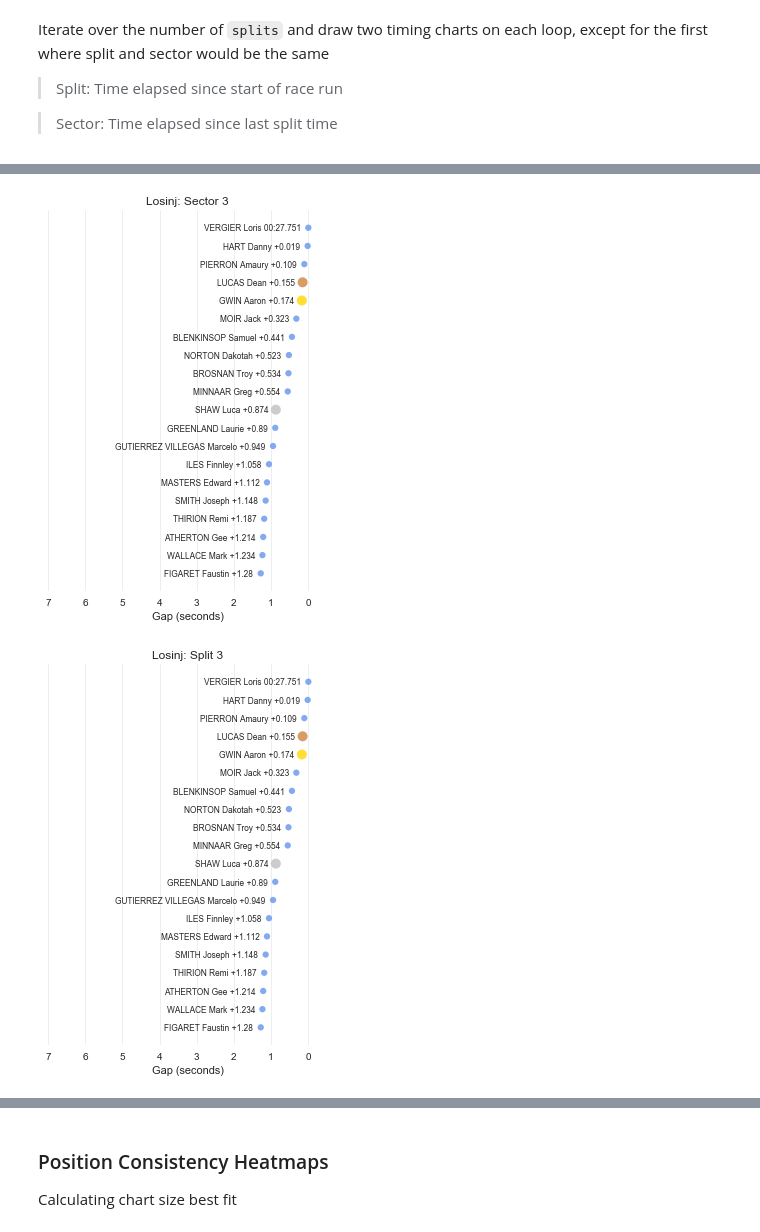
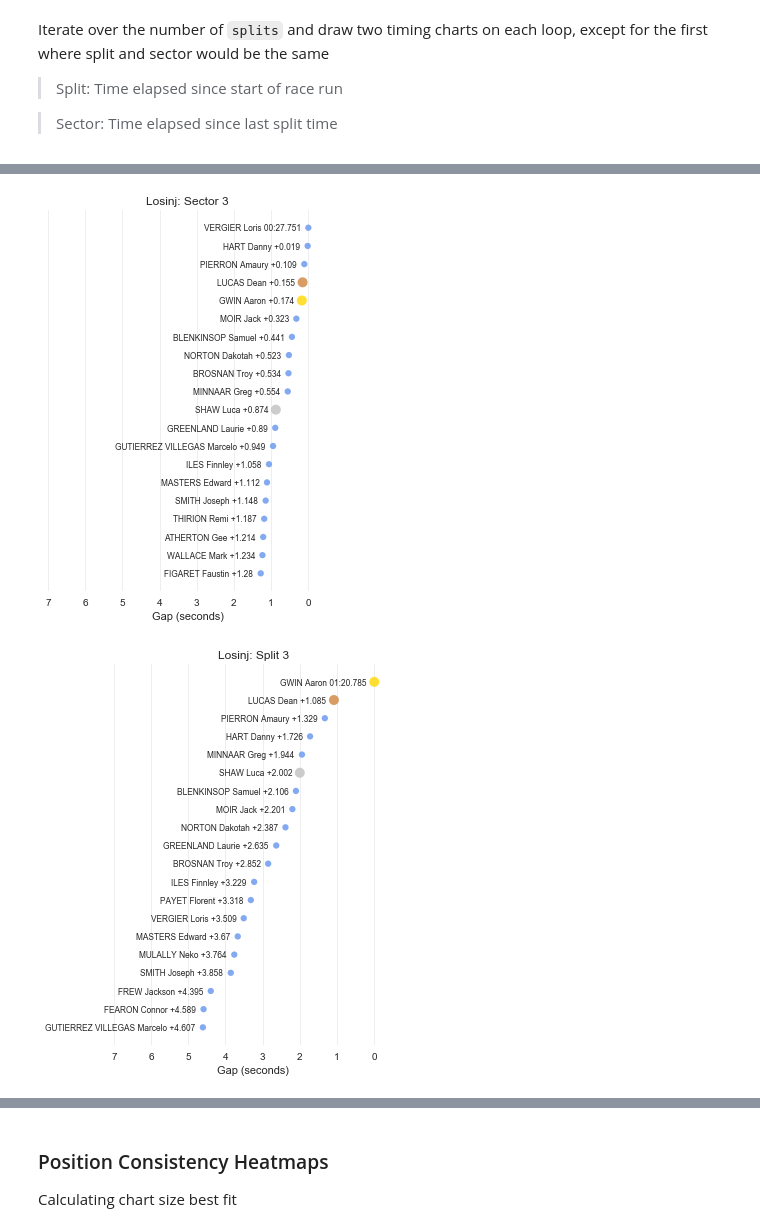
Before and after one commit to domwrap/mtbgeekstats, a Jupyter notebook: 2018/dh_analysis.ipynb, the cells around one changed output, grey strips where cells are left out. Drawn from its saved outputs; the diff is of its cells as text; code cells hidden in the pictures.

Commit message:
Fix apparently long-broken split/sector charts

```diff
--- a/2018/dh_analysis.ipynb
+++ b/2018/dh_analysis.ipynb
@@ -188,13 +188,14 @@ for i in range( 1, splits+1 ):
     x = str(i)
     split = 'split' + x
 
-    col = split + '_sector_vs_best' if i > 1 else split + '_vs_best'
-    df2 = df.sort_values(col, ascending=True)
-    df2 = df2.reset_index(drop=True)
+    if i > 1:
+        col2 = split + '_sector_vs_best'
+        dfSector = df.sort_values( col2, ascending=True ).reset_index( drop=True )
+        drawScatter( dfSector, col2, raceName + ': Sector ' + x, minX=minX, labelPosOffsetX=labelPosOffsetX )
 
-    if i > 1:
-        drawScatter( df2, col, raceName + ': Sector ' + x, minX=minX, labelPosOffsetX=labelPosOffsetX )
-    drawScatter( df2, col, ( raceName + ': Split ' + x if i < splits else "Finish" ), minX=minX, labelPosOffsetX=labelPosOffsetX )
+    col = split + '_vs_best'
+    dfSplit = df.sort_values(col, ascending=True).reset_index(drop=True)
+    drawScatter( dfSplit, col, ( raceName + ': Split ' + x if i < splits else raceName + ': Finish' ), minX=minX, labelPosOffsetX=labelPosOffsetX )
 # %% [output]
 [figure]
 [figure]
@@ -202,3 +203,3 @@ for i in range( 1, splits+1 ):
 [figure]
-[figure, old version]
+[figure, new version]
 [figure]
```
Also changed, not shown: parts of 1 cell of this notebook, 1 other file.
